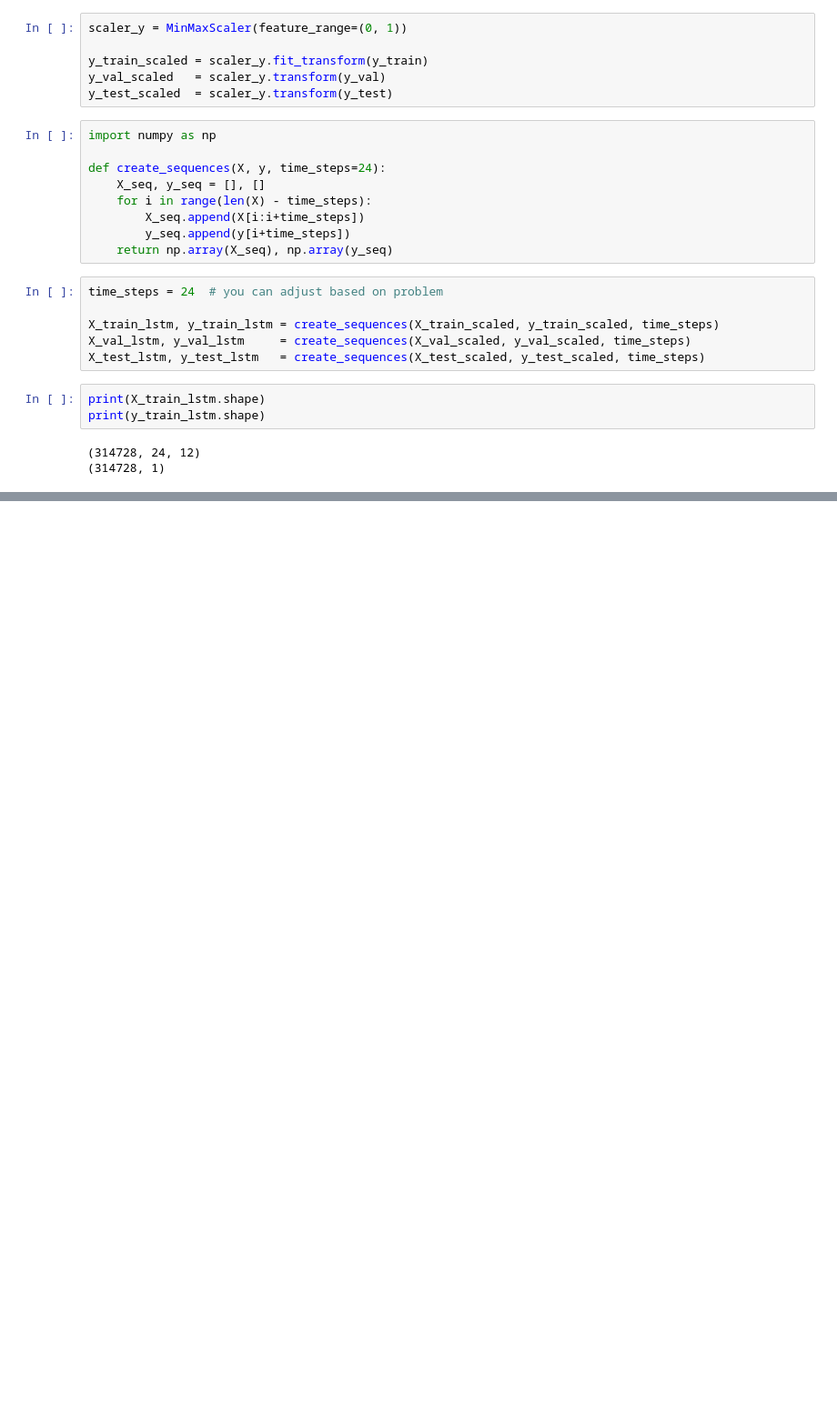
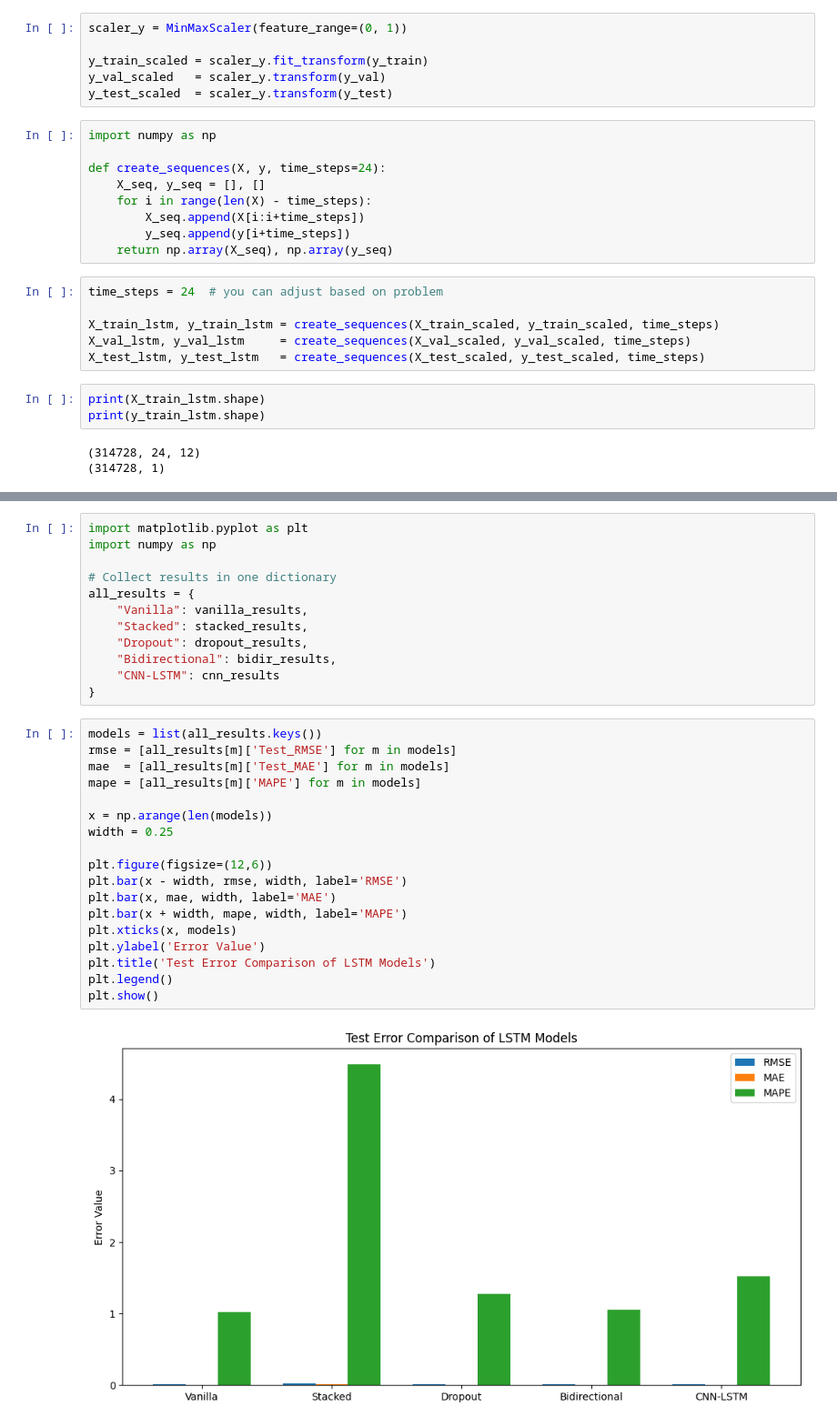
Before and after one commit to Danieljoshua720/Electricity-demand-forecasting-AIML, a Jupyter notebook: AIML.ipynb, the cells around one changed output, grey strips where cells are left out. Shown: that part at 91% size. Saved outputs shown, nothing was run; the diff lists cells and outputs as text; blank space fills up the shorter version.

```diff
--- a/AIML.ipynb
+++ b/AIML.ipynb
@@ -277,0 +384,32 @@ Epoch 9/10
+# %%
+import matplotlib.pyplot as plt
+import numpy as np
+
+# Collect results in one dictionary
+all_results = {
+    "Vanilla": vanilla_results,
+    "Stacked": stacked_results,
+    "Dropout": dropout_results,
+    "Bidirectional": bidir_results,
+    "CNN-LSTM": cnn_results
+}
+# %%
+models = list(all_results.keys())
+rmse = [all_results[m]['Test_RMSE'] for m in models]
+mae  = [all_results[m]['Test_MAE'] for m in models]
+mape = [all_results[m]['MAPE'] for m in models]
+
+x = np.arange(len(models))
+width = 0.25
+
+plt.figure(figsize=(12,6))
+plt.bar(x - width, rmse, width, label='RMSE')
+plt.bar(x, mae, width, label='MAE')
+plt.bar(x + width, mape, width, label='MAPE')
+plt.xticks(x, models)
+plt.ylabel('Error Value')
+plt.title('Test Error Comparison of LSTM Models')
+plt.legend()
+plt.show()
+# %% [output]
+[figure, added]
```
Also changed, not shown: parts of 6 cells of this notebook.
